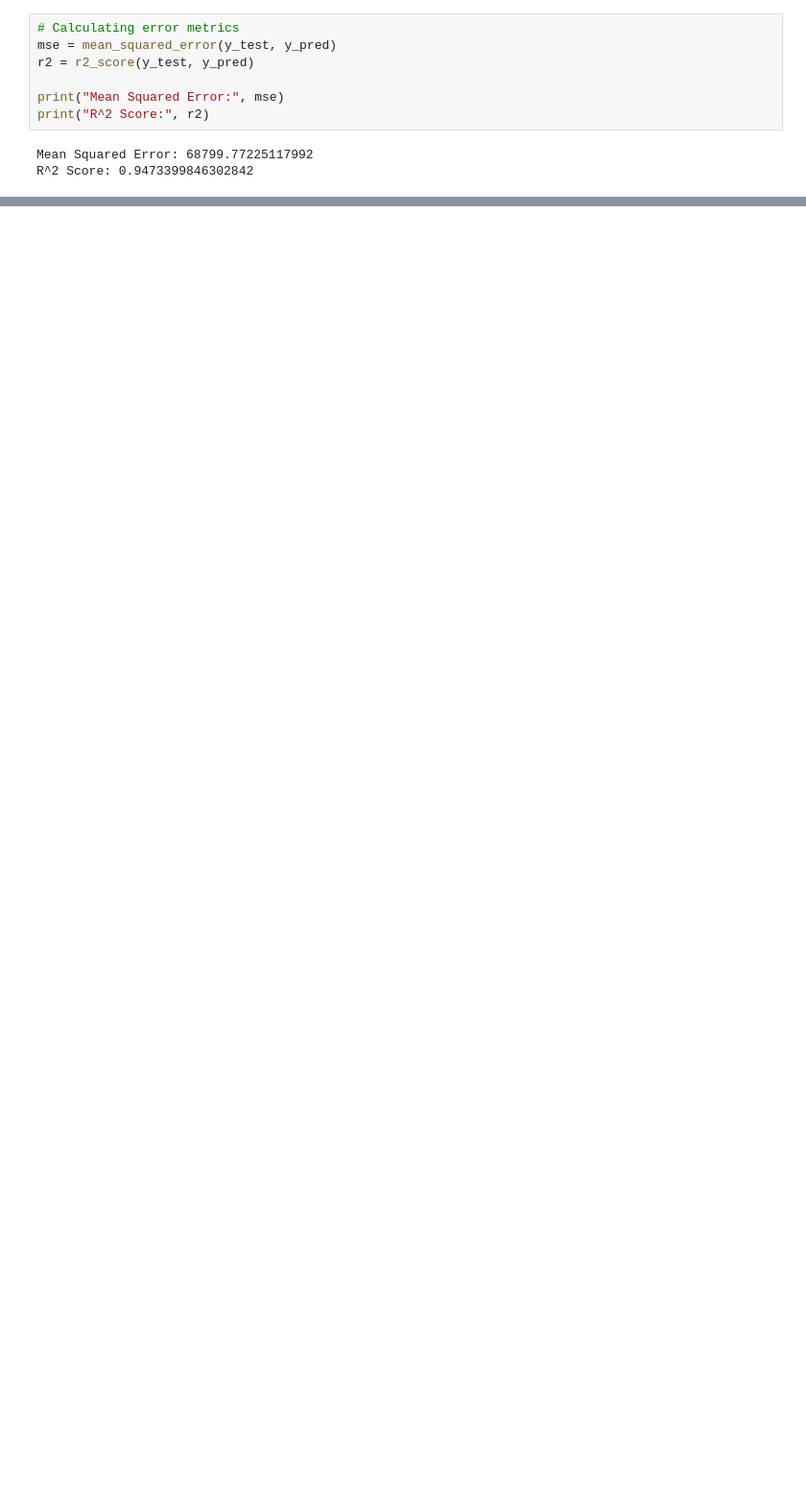
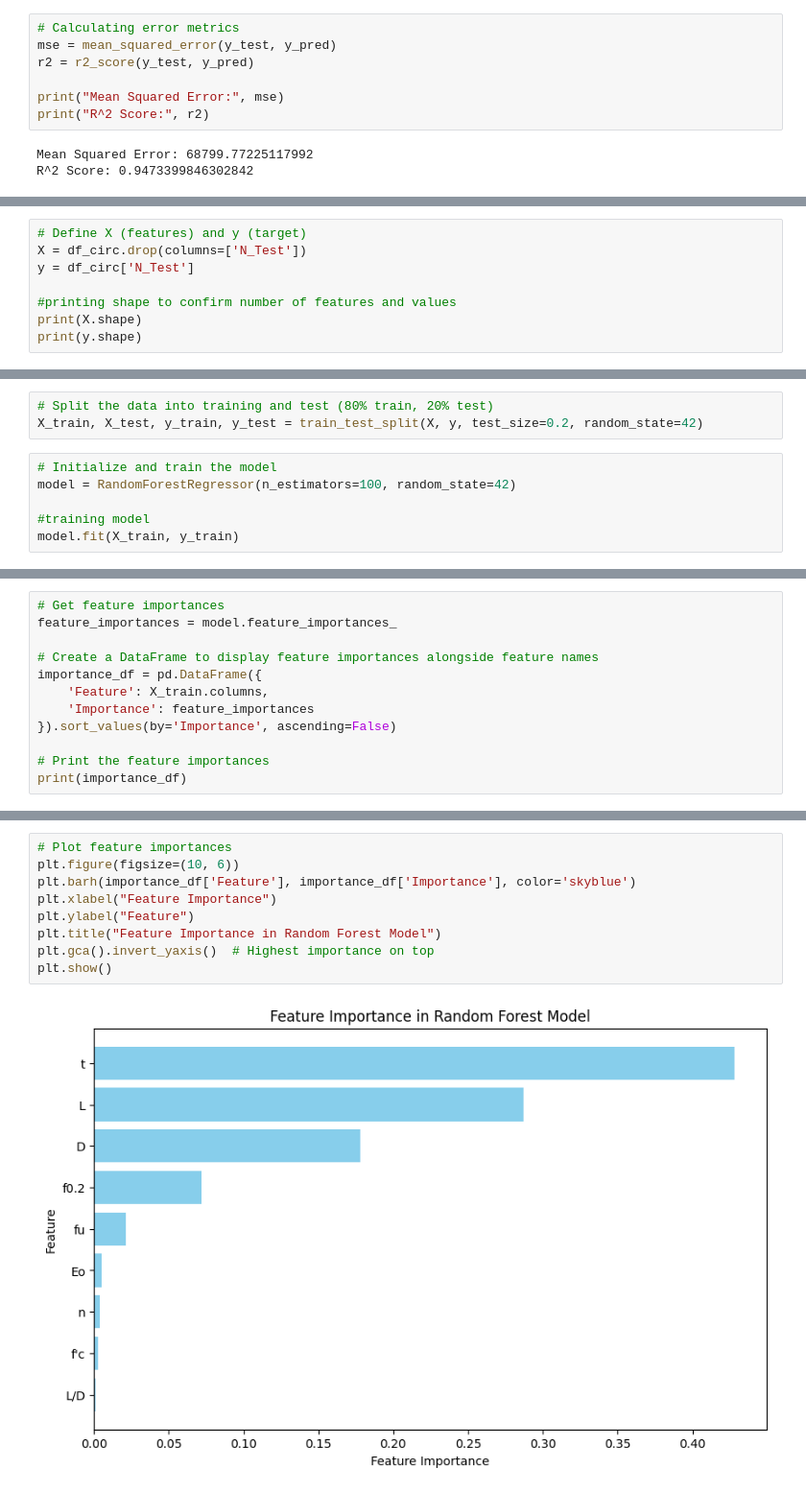
Before and after one commit to AnthonyKelly8/ENGG_680_Project, a Jupyter notebook: Code/Random_Forest_ENGG680.ipynb, the cells around one changed output, grey strips where cells are left out. Shown at 96% size. Drawn from its saved outputs; the diff is of its cells as text; blank space fills up the shorter version.

Commit message:
Added random forest model for circular data set

```diff
--- a/Code/Random_Forest_ENGG680.ipynb
+++ b/Code/Random_Forest_ENGG680.ipynb
@@ -114,0 +116,8 @@ plt.show()
+# %%
+# Define X (features) and y (target)
+X = df_circ.drop(columns=['N_Test'])
+y = df_circ['N_Test']
+
+#printing shape to confirm number of features and values
+print(X.shape)
+print(y.shape)
@@ -114,0 +127,9 @@ plt.show()
+# %%
+# Split the data into training and test (80% train, 20% test)
+X_train, X_test, y_train, y_test = train_test_split(X, y, test_size=0.2, random_state=42)
+# %%
+# Initialize and train the model
+model = RandomForestRegressor(n_estimators=100, random_state=42)
+
+#training model
+model.fit(X_train, y_train)
@@ -114,0 +141,12 @@ plt.show()
+# %%
+# Get feature importances
+feature_importances = model.feature_importances_
+
+# Create a DataFrame to display feature importances alongside feature names
+importance_df = pd.DataFrame({
+    'Feature': X_train.columns,
+    'Importance': feature_importances
+}).sort_values(by='Importance', ascending=False)
+
+# Print the feature importances
+print(importance_df)
@@ -114,0 +164,11 @@ plt.show()
+# %%
+# Plot feature importances
+plt.figure(figsize=(10, 6))
+plt.barh(importance_df['Feature'], importance_df['Importance'], color='skyblue')
+plt.xlabel("Feature Importance")
+plt.ylabel("Feature")
+plt.title("Feature Importance in Random Forest Model")
+plt.gca().invert_yaxis()  # Highest importance on top
+plt.show()
+# %% [output]
+[figure, added]
```
Also changed, not shown: parts of 10 cells of this notebook.
